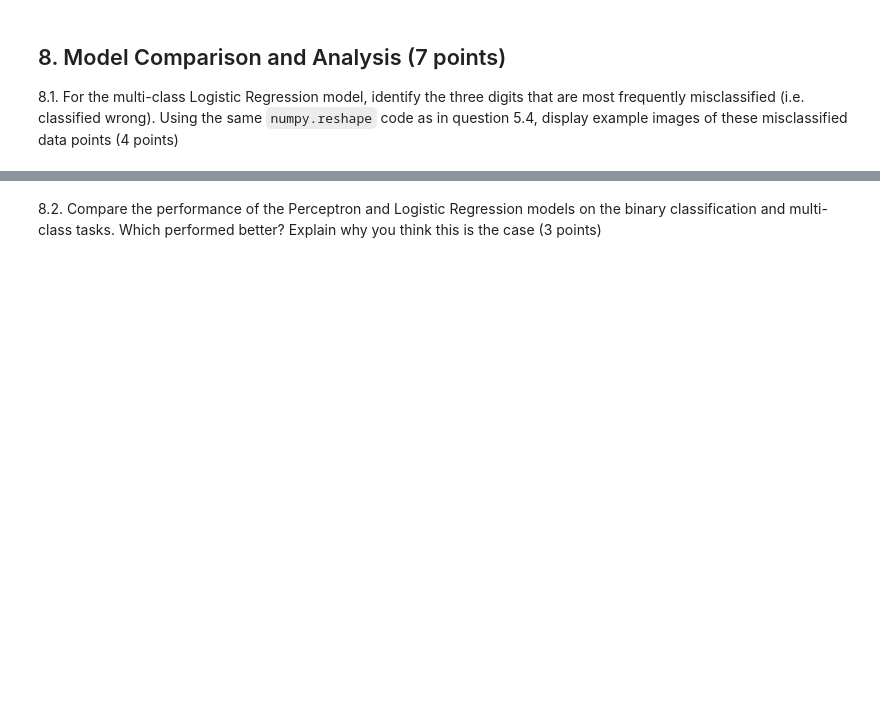
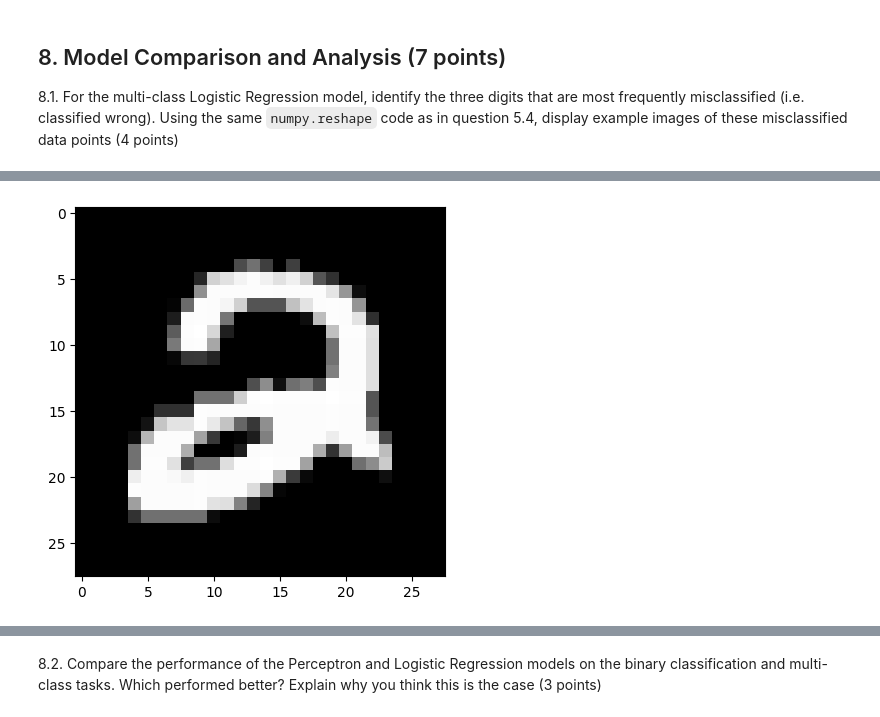
Before and after one commit to SpaceEnthusiast07/UNI, a Jupyter notebook: COM1011 - Machine Learning/Coursework/CW1/COM1011-750032575.ipynb, the cells around one changed output, grey strips where cells are left out. Cells and saved outputs as stored; diff of their text form; code cells hidden in the pictures; blank space fills up the shorter version.

```diff
--- a/COM1011 - Machine Learning/Coursework/CW1/COM1011-750032575.ipynb
+++ b/COM1011 - Machine Learning/Coursework/CW1/COM1011-750032575.ipynb
@@ -1104,0 +1108,95 @@ plt.show()
+# %%
+# Answers here
+# Set highest misclassified num
+highest = 0
+secondHighest = 0
+thirdHighest = 0
+# Set the array to hold the position of the highest
+position1 = [-1,-1]
+position2 = [-1,-1]
+position3 = [-1,-1]
+
+# Identify which position contains the largest misclassified num, which is not on the diagonal
+# Using the Confusion Matrix calculated for the Mutli-Class Logistic Regression Model
+# Loop through each row
+for i in range(10):
+    # Loop through each cell in the current row
+    for j in range(10):
+        # Checking if new misclassified num is the highest so far
+        if (i != j) and (cm[i,j] > highest):
+            # Shift 2nd place down
+            thirdHighest = secondHighest
+            position3 = position2
+            # Shift 1st place down
+            secondHighest = highest
+            position2 = position1
+            # Set new highest
+            highest = cm[i,j]
+            position1 = [i,j]
+        # Checking if we have found a new second highest
+        elif (i != j) and (cm[i,j] > secondHighest):
+            # Shift 2nd place down
+            thirdHighest = secondHighest
+            position3 = position2
+            # Set new 2nd place
+            secondHighest = cm[i,j]
+            position2 = [i,j]
+        # Checking if we have found a new third highest
+        elif (i != j) and (cm[i,j] > thirdHighest):
+            # Set new 3rd place
+            thirdHighest = cm[i,j]
+            position3 = [i,j]
+
+# Output which digit is predicted wrong the most
+print(f"Digit {position1[0]} is the first most frequently misclassified digit, as digit {position1[1]}!")
+print(f"Digit {position2[0]} is the second most frequently misclassified digit, as digit {position2[1]}!")
+print(f"Digit {position3[0]} is the third most frequently misclassified digit, as digit {position3[1]}!")
+
+# Top 3 most misclassified digits
+first = position1[0]
+second = position2[0]
+third = position3[0]
+
+# Keep track of how many images are found
+firstCount = 0
+secondCount = 0
+thirdCount = 0
+
+# Extract a random image to show this misclassification
+while True:
+    # Generate random num
+    randomImage = np.random.randint(len(featuresMnistTest))
+    # Check if this random image is "frist", "second" or "third"
+    if labelsMnistTest.iloc[randomImage,0] == first and firstCount < 2:
+        # If so, display this image
+        # Convert the 784 pixels into a 28x28 pixel matrix
+        image = np.reshape(featuresMnistTest.iloc[randomImage], (28,28))
+        # Display the image using MatPlotLib
+        # "imshow" = image show, "cmap" = colour map
+        plt.imshow(image, cmap="gray")
+        plt.show()
+        # Increment counter
+        firstCount += 1
+    elif labelsMnistTest.iloc[randomImage,0] == second and secondCount < 2:
+        # If so, display this image
+        # Convert the 784 pixels into a 28x28 pixel matrix
+        image = np.reshape(featuresMnistTest.iloc[randomImage], (28,28))
+        # Display the image using MatPlotLib
+        # "imshow" = image show, "cmap" = colour map
+        plt.imshow(image, cmap="gray")
+        plt.show()
+        # Increment counter
+        secondCount += 1
+    elif labelsMnistTest.iloc[randomImage,0] == third and thirdCount < 2:
+        # If so, display this image
+        # Convert the 784 pixels into a 28x28 pixel matrix
+        image = np.reshape(featuresMnistTest.iloc[randomImage], (28,28))
+        # Display the image using MatPlotLib
+        # "imshow" = image show, "cmap" = colour map
+        plt.imshow(image, cmap="gray")
+        plt.show()
+        # Increment counter
+        thirdCount += 1
+    # Ensure we are only printing 2 of each digit
+    elif firstCount == 2 and secondCount == 2 and thirdCount == 2: break
+# %% [output]
@@ -1104,0 +1206 @@ plt.show()
+[figure, added]
```
Also changed, not shown: parts of 10 cells of this notebook.
